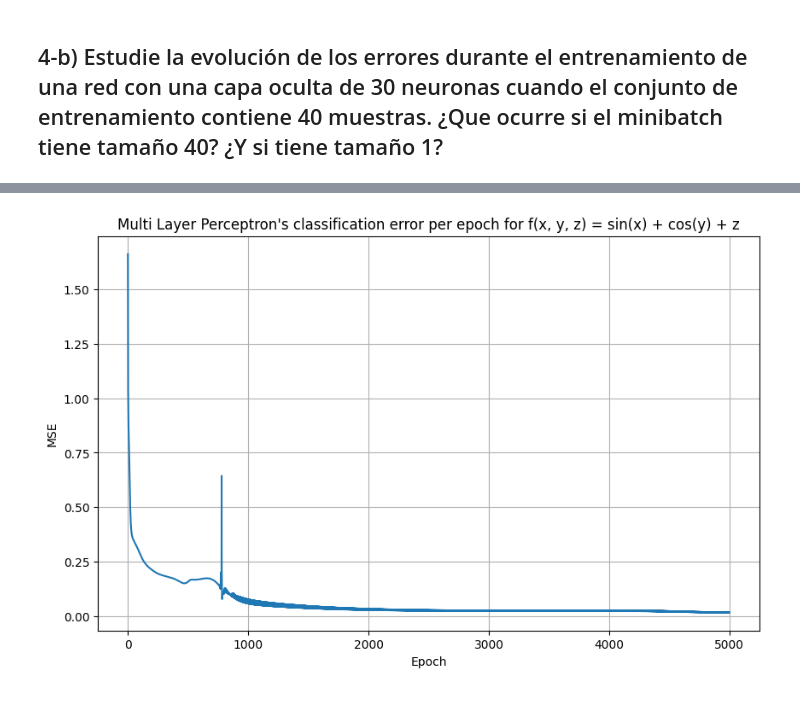
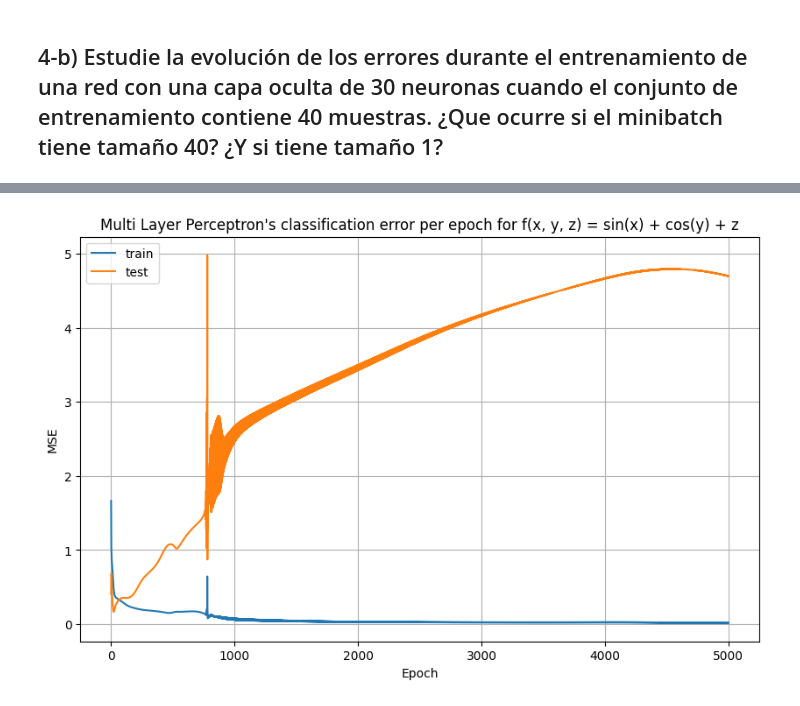
Before and after one commit to mbianchif/Aprendizaje-Profundo, a Jupyter notebook: tp2/notebook.ipynb, the cells around one changed output, grey strips where cells are left out. Cells and saved outputs as stored; diff of their text form; code cells hidden in the pictures.

```diff
--- a/tp2/notebook.ipynb
+++ b/tp2/notebook.ipynb
@@ -312,40 +312,3 @@ plot_errors(errors, "xor(4)")
 # %% [markdown]
 ## 4-a) Implemente una red con aprendizaje Backpropagation que aprenda la siguiente función: $$f(x, y, z) = sin(x) + cos(y) + z$$
 ## donde: x e y $\in$ [0, 2$\pi$] y z $\in$ [−1,1]. Para ello construya un conjunto de datos de entrenamiento y un conjunto de evaluación. Muestre la evolución del error de entrenamiento y de evaluación en función de las épocas de entrenamiento.
-# %%
-import numpy as np
-import matplotlib.pyplot as plt
-
-
-def generate_dataset(n: int, training_ratio: float) -> tuple[np.ndarray, np.ndarray, np.ndarray, np.ndarray]:
-    f = lambda x: np.sin(x[0]) + np.cos(x[1]) + x[2]
-    rng = np.random.default_rng(seed=SEED)
-
-    x = rng.uniform(0, 2 * np.pi, n)
-    y = rng.uniform(0, 2 * np.pi, n)
-    z = rng.uniform(-1, 1, n)
-
-    t = int(training_ratio * n)
-
-    X = np.column_stack((x, y, z))
-    X_train, X_test = X[:t], X[t:]
-
-    Y = np.array([f(x) for x in X]).reshape(-1, 1)
-    Y_train, Y_test = Y[:t], Y[t:]
-
-    return X_train, X_test, Y_train, Y_test
-
-
-def plot_errors(errors: list[float], func: str):
-    xs = list(range(len(errors)))
-
-    plt.figure(figsize=(10, 6))
-    plt.plot(xs, errors)
-    plt.title(f"Multi Layer Perceptron's classification error per epoch for {func}")
-    plt.xlabel("Epoch")
-    plt.ylabel("MSE")
-    plt.grid(True)
-    plt.show()
-
-
-SEED = 1234
@@ -409,12 +434,13 @@ from src.mlp import MLP
 
 m = MLP(arch, seed=SEED)
 
-errors = []
+train_errors, test_errors = [], []
 def tracker(m: MLP):
-    errors.append(m.mse(X_train, Y_train))
+    train_errors.append(m.mse(X_train, Y_train))
+    test_errors.append(m.mse(X_test, Y_test))
 
 m.train(X_train, Y_train, batch_size=1, lr=0.01, epoch_f=tracker)
 # %%
-plot_errors(errors, "f(x, y, z) = sin(x) + cos(y) + z")
+plot_errors(train_errors, test_errors, "f(x, y, z) = sin(x) + cos(y) + z")
 # %% [output]
-[figure, old version]
+[figure, new version]
```
Also changed, not shown: parts of 13 cells of this notebook, 4 other files.
